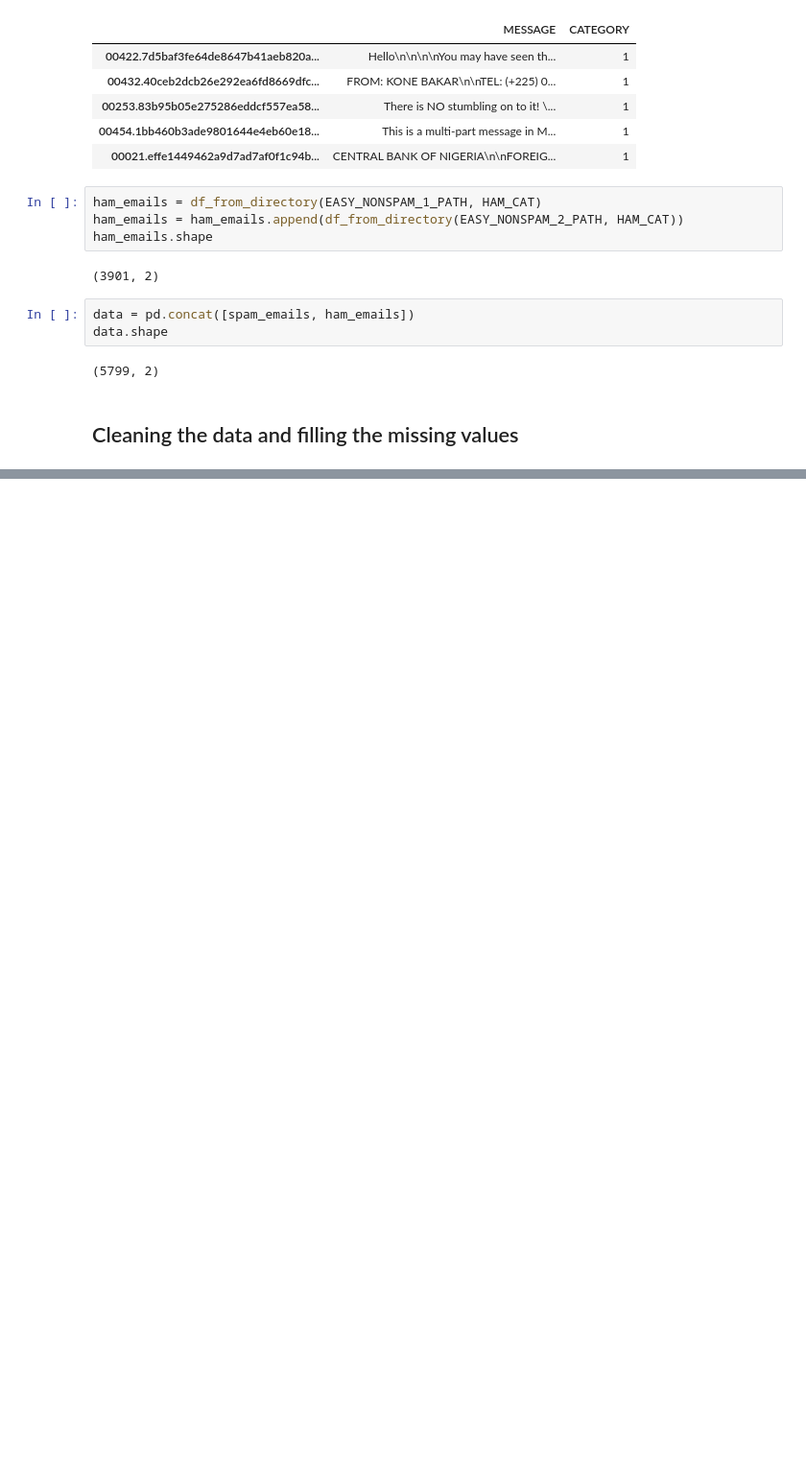
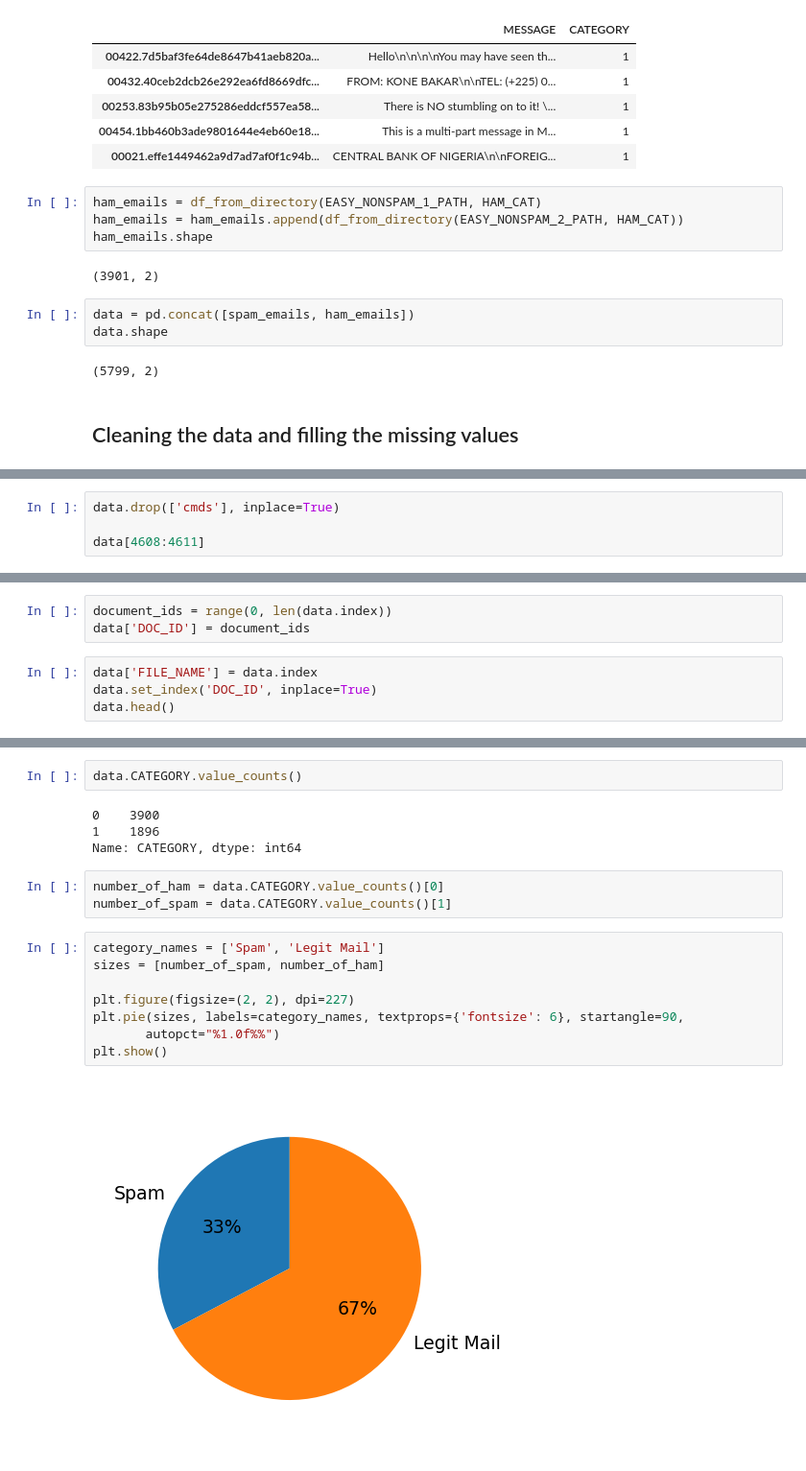
Before and after one commit to suyashmadhesia/spam-mail-classifier, a Jupyter notebook: Spam Classifier.ipynb, the cells around one changed output, grey strips where cells are left out. Shown: that part at 96% size. Cells and saved outputs as stored; diff of their text form; blank space fills up the shorter version.

```diff
--- a/Spam Classifier.ipynb
+++ b/Spam Classifier.ipynb
@@ -164,0 +169,4 @@ data.shape
+# %%
+data.drop(['cmds'], inplace=True)
+
+data[4608:4611]
@@ -164,0 +180,7 @@ data.shape
+# %%
+document_ids = range(0, len(data.index))
+data['DOC_ID'] = document_ids
+# %%
+data['FILE_NAME'] = data.index
+data.set_index('DOC_ID', inplace=True)
+data.head()
@@ -164,0 +203,19 @@ data.shape
+# %%
+data.CATEGORY.value_counts()
+# %% [output]
+0    3900
+1    1896
+Name: CATEGORY, dtype: int64
+# %%
+number_of_ham = data.CATEGORY.value_counts()[0]
+number_of_spam = data.CATEGORY.value_counts()[1]
+# %%
+category_names = ['Spam', 'Legit Mail']
+sizes = [number_of_spam, number_of_ham]
+
+plt.figure(figsize=(2, 2), dpi=227)
+plt.pie(sizes, labels=category_names, textprops={'fontsize': 6}, startangle=90,
+       autopct="%1.0f%%")
+plt.show()
+# %% [output]
+[figure, added]
```
Also changed, not shown: parts of 26 cells of this notebook, 1 other file.
